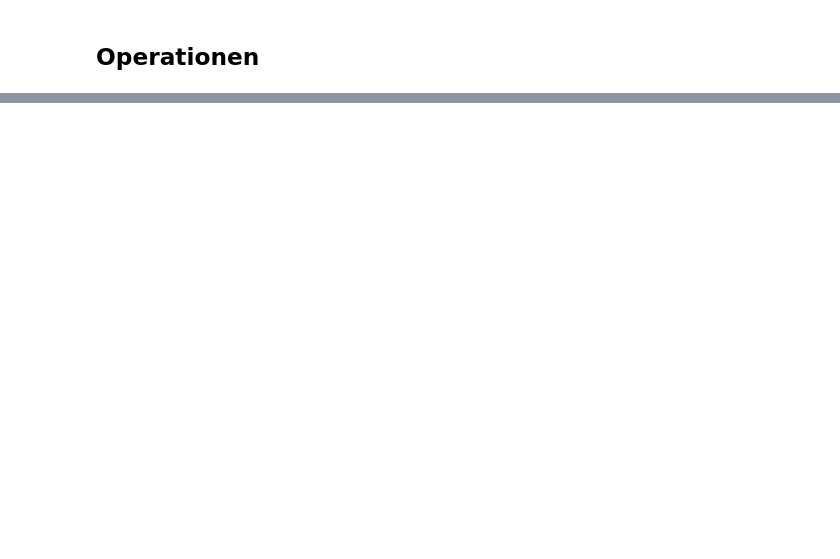
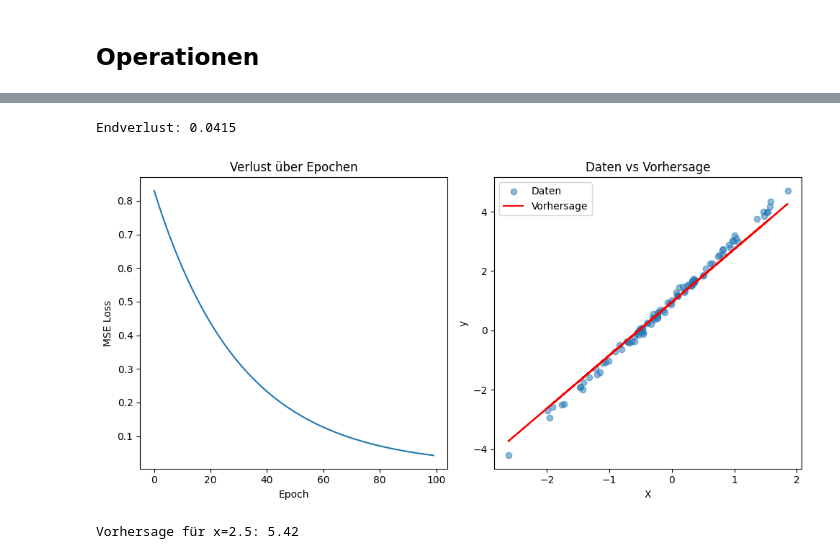
Before and after one commit to UROS-Math/MP_Template, a Jupyter notebook: python_uebungen/pytorch.ipynb, the cells around one changed output, grey strips where cells are left out. Drawn from its saved outputs; the diff is of its cells as text; code cells hidden in the pictures; blank space fills up the shorter version.

```diff
--- a/python_uebungen/pytorch.ipynb
+++ b/python_uebungen/pytorch.ipynb
@@ -153,0 +131,16 @@ print(label)
+# %%
+import torch
+import numpy as np
+
+# 1. Daten generieren
+  # Für reproduzierbare Ergebnisse
+X_np =
+y_np =
+
+# 2. In Tensoren umwandeln
+X =
+y =
+
+# 3. Prüfen
+print(f"X Shape: {X.shape}")
+print(f"y Shape: {y.shape}")
@@ -153,0 +260,43 @@ print(label)
+# %%
+import matplotlib.pyplot as plt
+
+# 1. Evaluation
+
+with torch.no_grad():
+    final_predictions
+    final_loss
+    print(f'\nEndverlust: {final_loss.item():.4f}')
+
+
+def plot_results(losses, X, y, predictions):
+    # 2. Visualisierung
+    plt.figure(figsize=(10, 5))
+
+    # Verlustkurve
+    plt.subplot(1, 2, 1)
+    plt.plot(losses)
+    plt.title('Verlust über Epochen')
+    plt.xlabel('Epoch')
+    plt.ylabel('MSE Loss')
+
+    # Daten vs Vorhersage
+    plt.subplot(1, 2, 2)
+    plt.scatter(X.numpy(), y.numpy(), alpha=0.5, label='Daten')
+    plt.plot(X.numpy(), final_predictions.numpy(), 'r-', label='Vorhersage')
+    plt.title('Daten vs Vorhersage')
+    plt.xlabel('X')
+    plt.ylabel('y')
+    plt.legend()
+
+    plt.tight_layout()
+    plt.show()
+
+
+
+# 3. Neue Vorhersage
+
+print(f"\nVorhersage für x=2.5: {pred.item():.2f}")
+# %% [output]
+Endverlust: 0.0415
+[figure, added]
+Vorhersage für x=2.5: 5.42
```
Also changed, not shown: parts of 31 cells of this notebook.
